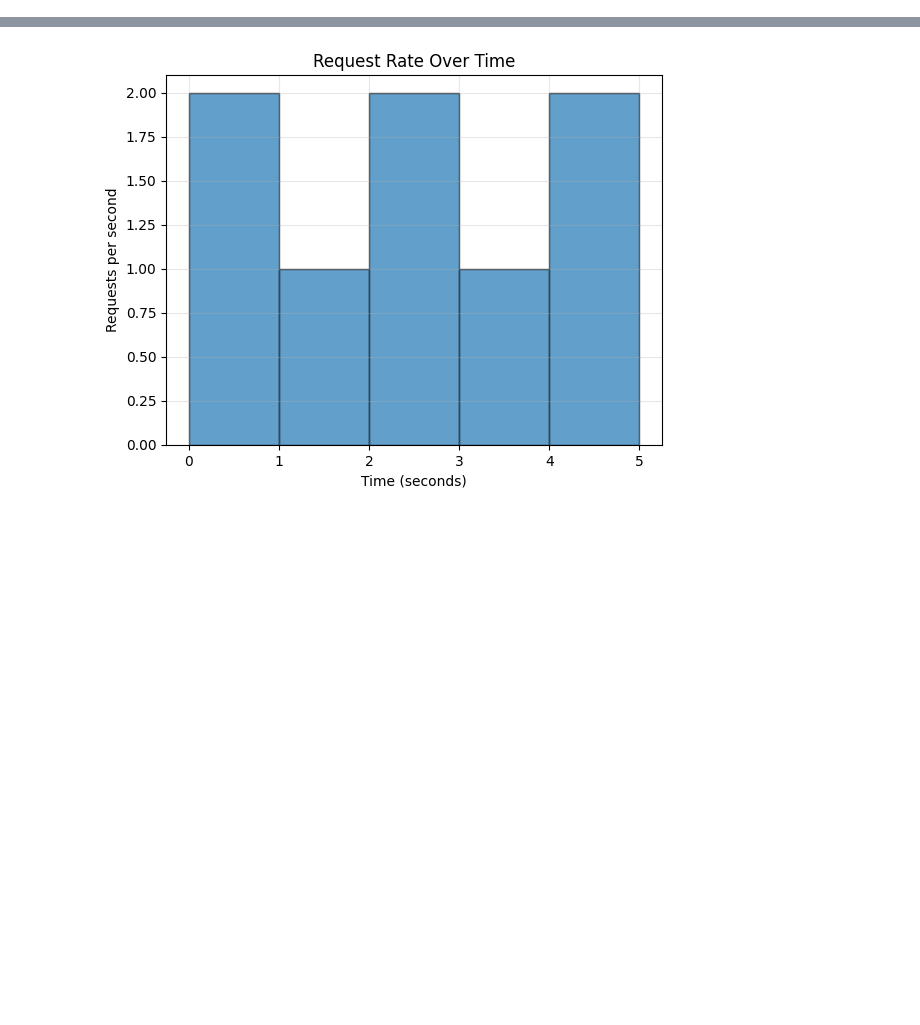
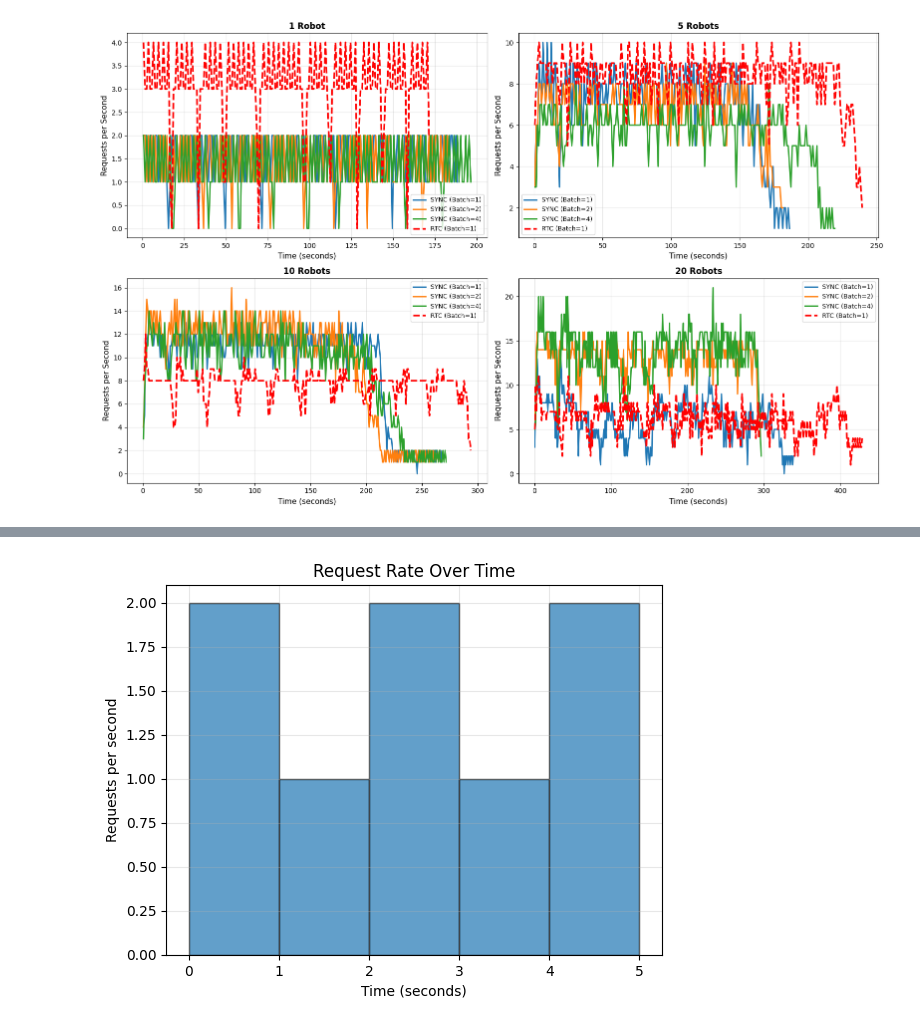
Before and after one commit to ChenZhenY/openpi, a Jupyter notebook: notebooks/end_to_end.ipynb, the cells around one changed output, grey strips where cells are left out. Drawn from its saved outputs; the diff is of its cells as text; code cells hidden in the pictures; blank space fills up the shorter version.

```diff
--- a/notebooks/end_to_end.ipynb
+++ b/notebooks/end_to_end.ipynb
@@ -16,0 +18,8 @@ from examples.libero.schemas import ActionChunk, Timestamp
+# %%
+@dataclass
+class Metadata(JSONDataclass):
+    success: bool
+    robot_idx: int
+    task_suite_name: str
+    task_id: int
+    episode_idx: int
@@ -47,0 +190,65 @@ plt.hist(simulation_step_times)
+# %%
+import matplotlib.pyplot as plt
+import numpy as np
+from scipy.ndimage import gaussian_filter1d
+
+# Function to compute request rate time series
+def compute_request_rate_timeseries(arrival_times, bin_size=1.0):
+    """Count requests in each time bin (default 1 second bins)"""
+    if len(arrival_times) == 0:
+        return np.array([]), np.array([])
+
+    arrival_times = arrival_times - arrival_times.min()
+    max_time = arrival_times.max()
+    bins = np.arange(0, max_time + bin_size, bin_size)
+    counts, _ = np.histogram(arrival_times, bins=bins)
+    time_points = bins[:-1] + bin_size / 2
+
+    return time_points, counts
+
+# Create subplots for each num_robots
+num_robots_values = sorted(all_results['num_robots'].unique())
+fig, axes = plt.subplots(2, 2, figsize=(16, 10), sharex=False, sharey=False)
+axes = axes.flatten()
+
+for idx, num_robots in enumerate(num_robots_values):
+    ax = axes[idx]
+
+    # Plot SYNC configurations
+    for batch_size in sorted(all_results[all_results['broker_type'] == 'SYNC']['batch_size'].unique()):
+        data = all_results[(all_results['batch_size'] == batch_size) &
+                          (all_results['num_robots'] == num_robots) &
+                          (all_results['broker_type'] == 'SYNC')]
+
+        if len(data) == 0:
+            continue
+
+        arrival_times = data.iloc[0]['arrival_times']
+        time_points, counts = compute_request_rate_timeseries(arrival_times)
+
+        if len(counts) > 0:
+            ax.plot(time_points, counts, linewidth=2,
+                   label=f'SYNC (Batch={batch_size})')
+
+    # Plot RTC configuration
+    rtc_data = all_results[(all_results['broker_type'] == 'RTC') &
+                           (all_results['num_robots'] == num_robots)]
+
+    if len(rtc_data) > 0:
+        arrival_times = rtc_data.iloc[0]['arrival_times']
+        time_points, counts = compute_request_rate_timeseries(arrival_times)
+
+        if len(counts) > 0:
+            ax.plot(time_points, counts, linewidth=2.5, linestyle='--',
+                   label='RTC (Batch=1)', color='red')
+
+    ax.set_xlabel('Time (seconds)', fontsize=11)
+    ax.set_ylabel('Requests per Second', fontsize=11)
+    ax.set_title(f'{num_robots} Robot{"s" if num_robots > 1 else ""}', fontsize=12, fontweight='bold')
+    ax.legend(fontsize=9)
+    ax.grid(True, alpha=0.3)
+
+plt.tight_layout()
+plt.show()
+# %% [output]
+[figure, added]
```
Also changed, not shown: parts of 13 cells of this notebook, 10 other files.
